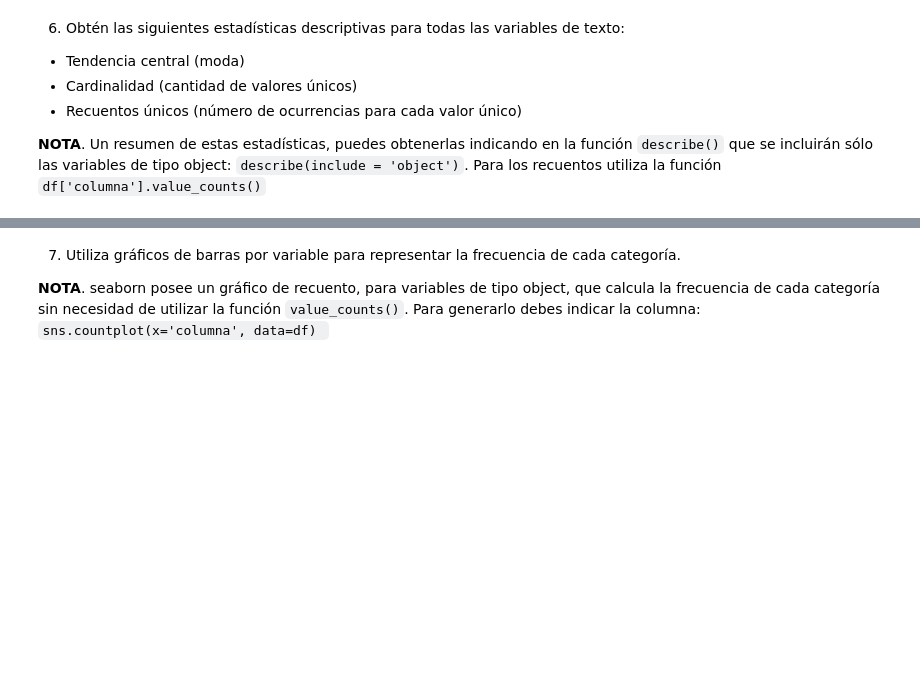
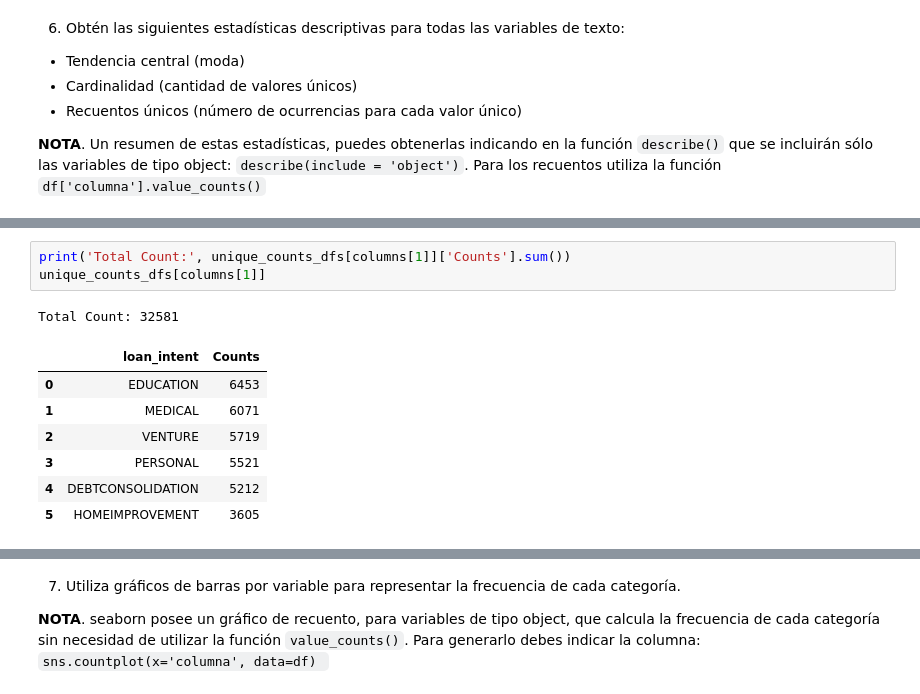
Before and after one commit to GeminiNetSailor/Data-science-and-analytics, a Jupyter notebook: 4.2 Actividad 4. EDA/Actividad4EDA.ipynb, the cells around one changed output, grey strips where cells are left out. Cells and saved outputs as stored; diff of their text form; blank space fills up the shorter version.

```diff
--- a/4.2 Actividad 4. EDA/Actividad4EDA.ipynb
+++ b/4.2 Actividad 4. EDA/Actividad4EDA.ipynb
@@ -282,0 +296,12 @@ df_text_descriptive_stats
+# %%
+print('Total Count:', unique_counts_dfs[columns[1]]['Counts'].sum())
+unique_counts_dfs[columns[1]]
+# %% [output]
+Total Count: 32581
+|  | loan_intent | Counts |
+| 0 | EDUCATION | 6453 |
+| 1 | MEDICAL | 6071 |
+| 2 | VENTURE | 5719 |
+| 3 | PERSONAL | 5521 |
+| 4 | DEBTCONSOLIDATION | 5212 |
+| 5 | HOMEIMPROVEMENT | 3605 |
```
Also changed, not shown: parts of 6 cells of this notebook.
